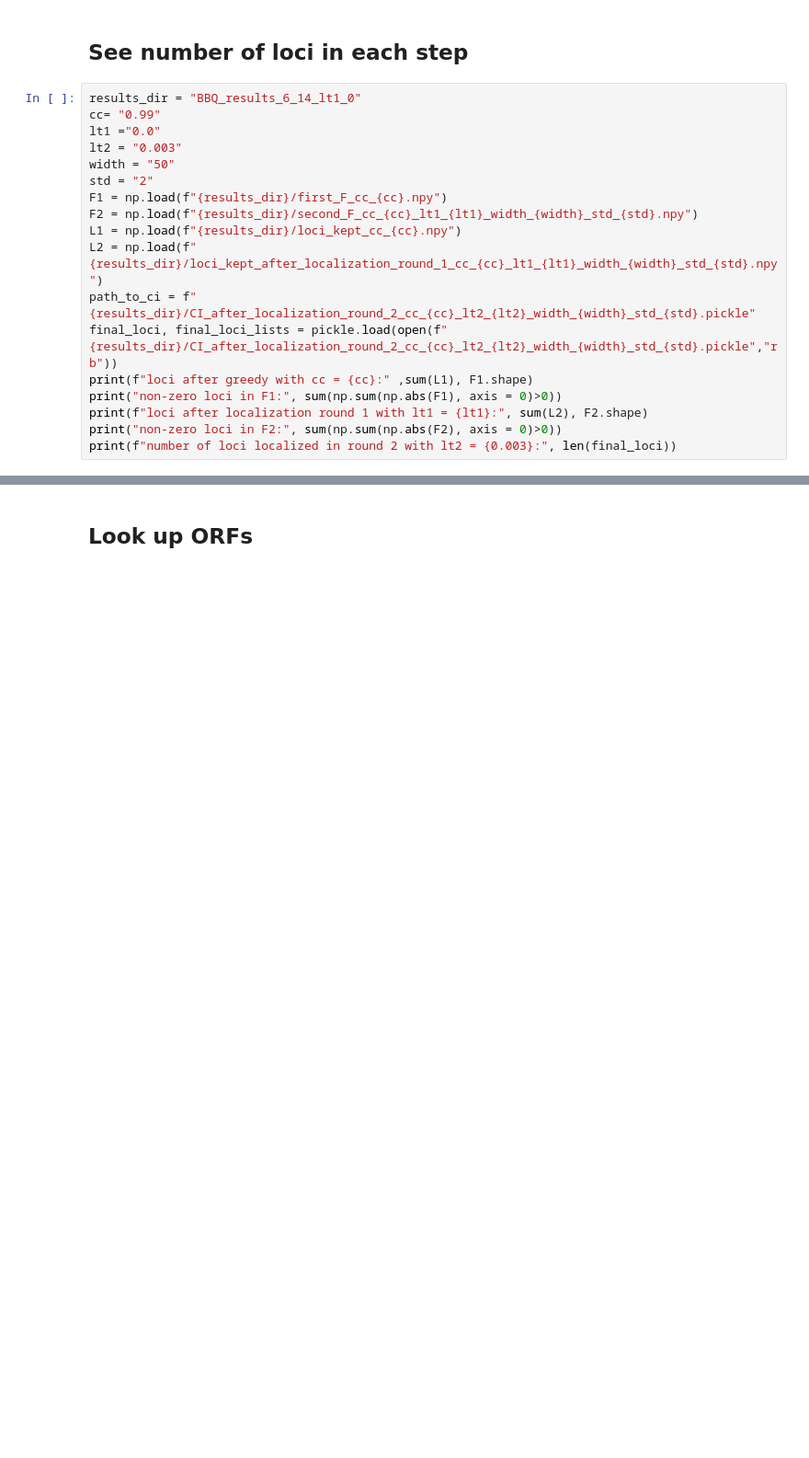
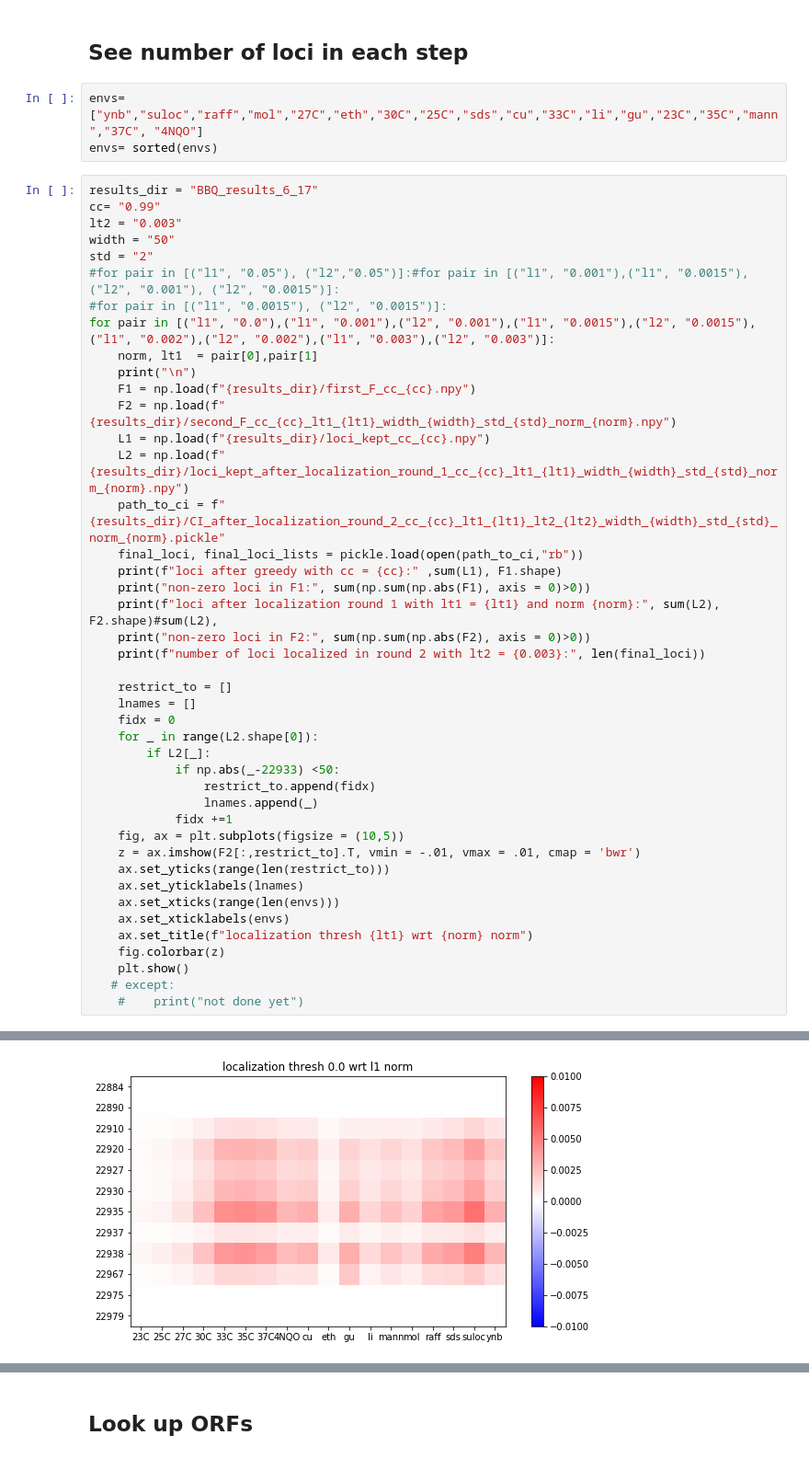
Before and after one commit to spetti/sparse-structure-discovery, a Jupyter notebook: QTL/ci_to_orfs_and_annotations.ipynb, the cells around one changed output, grey strips where cells are left out. Shown: that part at 92% size. Cells and saved outputs as stored; diff of their text form; blank space fills up the shorter version.

```diff
--- a/QTL/ci_to_orfs_and_annotations.ipynb
+++ b/QTL/ci_to_orfs_and_annotations.ipynb
@@ -7,23 +8,51 @@ import pandas as pd
 # %% [markdown]
 ## See number of loci in each step
+# %%
+envs=["ynb","suloc","raff","mol","27C","eth","30C","25C","sds","cu","33C","li","gu","23C","35C","mann","37C", "4NQO"]
+envs= sorted(envs)
 # %%
-results_dir = "BBQ_results_6_14_lt1_0"
+results_dir = "BBQ_results_6_17"
 cc= "0.99"
-lt1 ="0.0"
 lt2 = "0.003"
 width = "50"
 std = "2"
-F1 = np.load(f"{results_dir}/first_F_cc_{cc}.npy")
-F2 = np.load(f"{results_dir}/second_F_cc_{cc}_lt1_{lt1}_width_{width}_std_{std}.npy")
-L1 = np.load(f"{results_dir}/loci_kept_cc_{cc}.npy")
-L2 = np.load(f"{results_dir}/loci_kept_after_localization_round_1_cc_{cc}_lt1_{lt1}_width_{width}_std_{std}.npy")
-path_to_ci = f"{results_dir}/CI_after_localization_round_2_cc_{cc}_lt2_{lt2}_width_{width}_std_{std}.pickle"
-final_loci, final_loci_lists = pickle.load(open(f"{results_dir}/CI_after_localization_round_2_cc_{cc}_lt2_{lt2}_width_{width}_std_{std}.pickle","rb"))
-print(f"loci after greedy with cc = {cc}:" ,sum(L1), F1.shape)
-print("non-zero loci in F1:", sum(np.sum(np.abs(F1), axis = 0)>0))
-print(f"loci after localization round 1 with lt1 = {lt1}:", sum(L2), F2.shape)
-print("non-zero loci in F2:", sum(np.sum(np.abs(F2), axis = 0)>0))
-print(f"number of loci localized in round 2 with lt2 = {0.003}:", len(final_loci))
+#for pair in [("l1", "0.05"), ("l2","0.05")]:#for pair in [("l1", "0.001"),("l1", "0.0015"),("l2", "0.001"), ("l2", "0.0015")]:
+#for pair in [("l1", "0.0015"), ("l2", "0.0015")]:
+for pair in [("l1", "0.0"),("l1", "0.001"),("l2", "0.001"),("l1", "0.0015"),("l2", "0.0015"),("l1", "0.002"),("l2", "0.002"),("l1", "0.003"),("l2", "0.003")]:
+    norm, lt1  = pair[0],pair[1]
+    print("\n")
+    F1 = np.load(f"{results_dir}/first_F_cc_{cc}.npy")
+    F2 = np.load(f"{results_dir}/second_F_cc_{cc}_lt1_{lt1}_width_{width}_std_{std}_norm_{norm}.npy")
+    L1 = np.load(f"{results_dir}/loci_kept_cc_{cc}.npy")
+    L2 = np.load(f"{results_dir}/loci_kept_after_localization_round_1_cc_{cc}_lt1_{lt1}_width_{width}_std_{std}_norm_{norm}.npy")
+    path_to_ci = f"{results_dir}/CI_after_localization_round_2_cc_{cc}_lt1_{lt1}_lt2_{lt2}_width_{width}_std_{std}_norm_{norm}.pickle"
+    final_loci, final_loci_lists = pickle.load(open(path_to_ci,"rb"))
+    print(f"loci after greedy with cc = {cc}:" ,sum(L1), F1.shape)
+    print("non-zero loci in F1:", sum(np.sum(np.abs(F1), axis = 0)>0))
+    print(f"loci after localization round 1 with lt1 = {lt1} and norm {norm}:", sum(L2),  F2.shape)#sum(L2),
+    print("non-zero loci in F2:", sum(np.sum(np.abs(F2), axis = 0)>0))
+    print(f"number of loci localized in round 2 with lt2 = {0.003}:", len(final_loci))
+
+    restrict_to = []
+    lnames = []
+    fidx = 0
+    for _ in range(L2.shape[0]):
+        if L2[_]:
+            if np.abs(_-22933) <50:
+                restrict_to.append(fidx)
+                lnames.append(_)
+            fidx +=1
+    fig, ax = plt.subplots(figsize = (10,5))
+    z = ax.imshow(F2[:,restrict_to].T, vmin = -.01, vmax = .01, cmap = 'bwr')
+    ax.set_yticks(range(len(restrict_to)))
+    ax.set_yticklabels(lnames)
+    ax.set_xticks(range(len(envs)))
+    ax.set_xticklabels(envs)
+    ax.set_title(f"localization thresh {lt1} wrt {norm} norm")
+    fig.colorbar(z)
+    plt.show()
+   # except:
+    #    print("not done yet")
 # %% [output]
 loci after greedy with cc = 0.99: 6368 (18, 6368)
 non-zero loci in F1: 2241
@@ -32,0 +62 @@ number of loci localized in round 2 with lt2 = 0.003: 108
+[figure, added]
```
Also changed, not shown: parts of 18 cells of this notebook, 1 other file.
